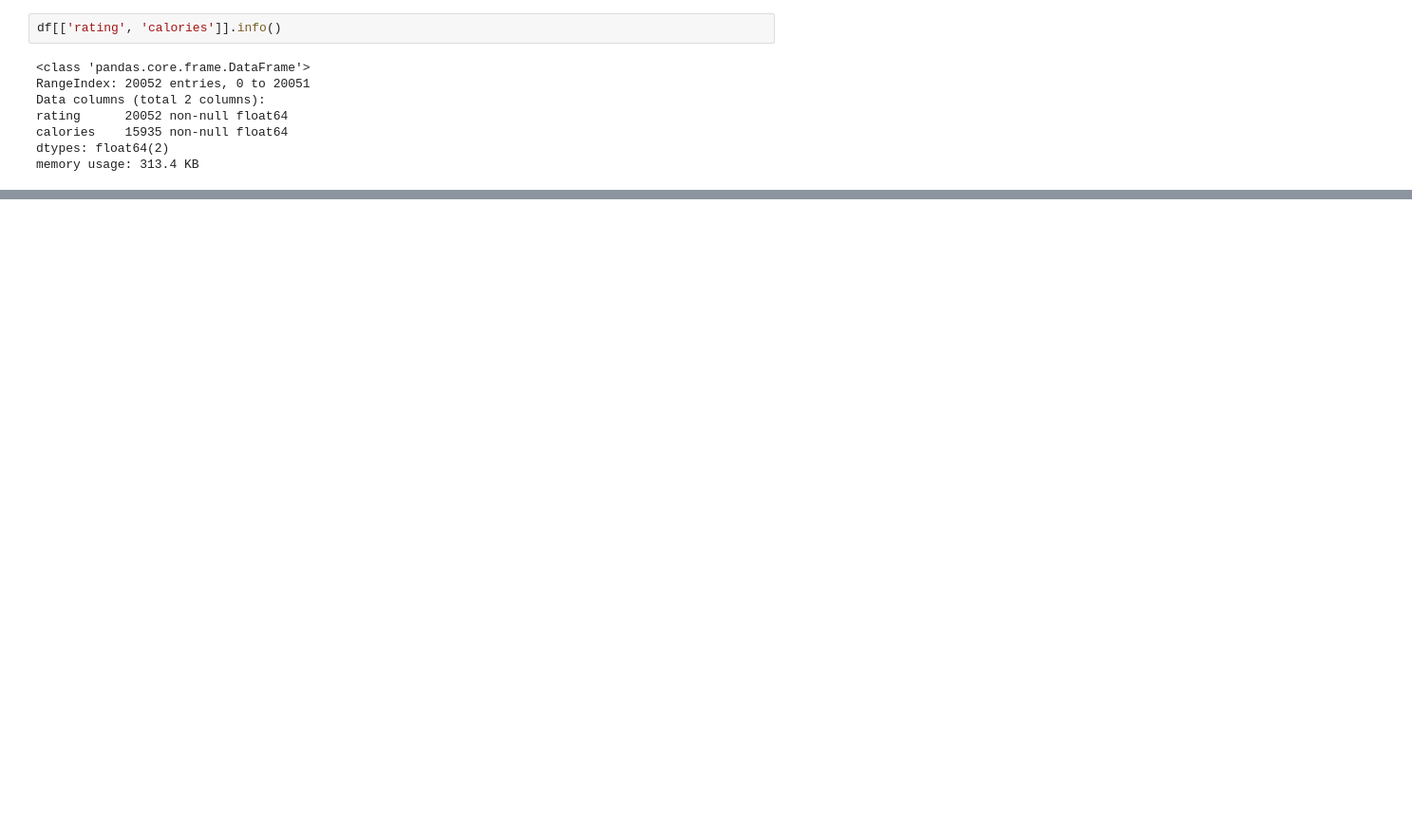
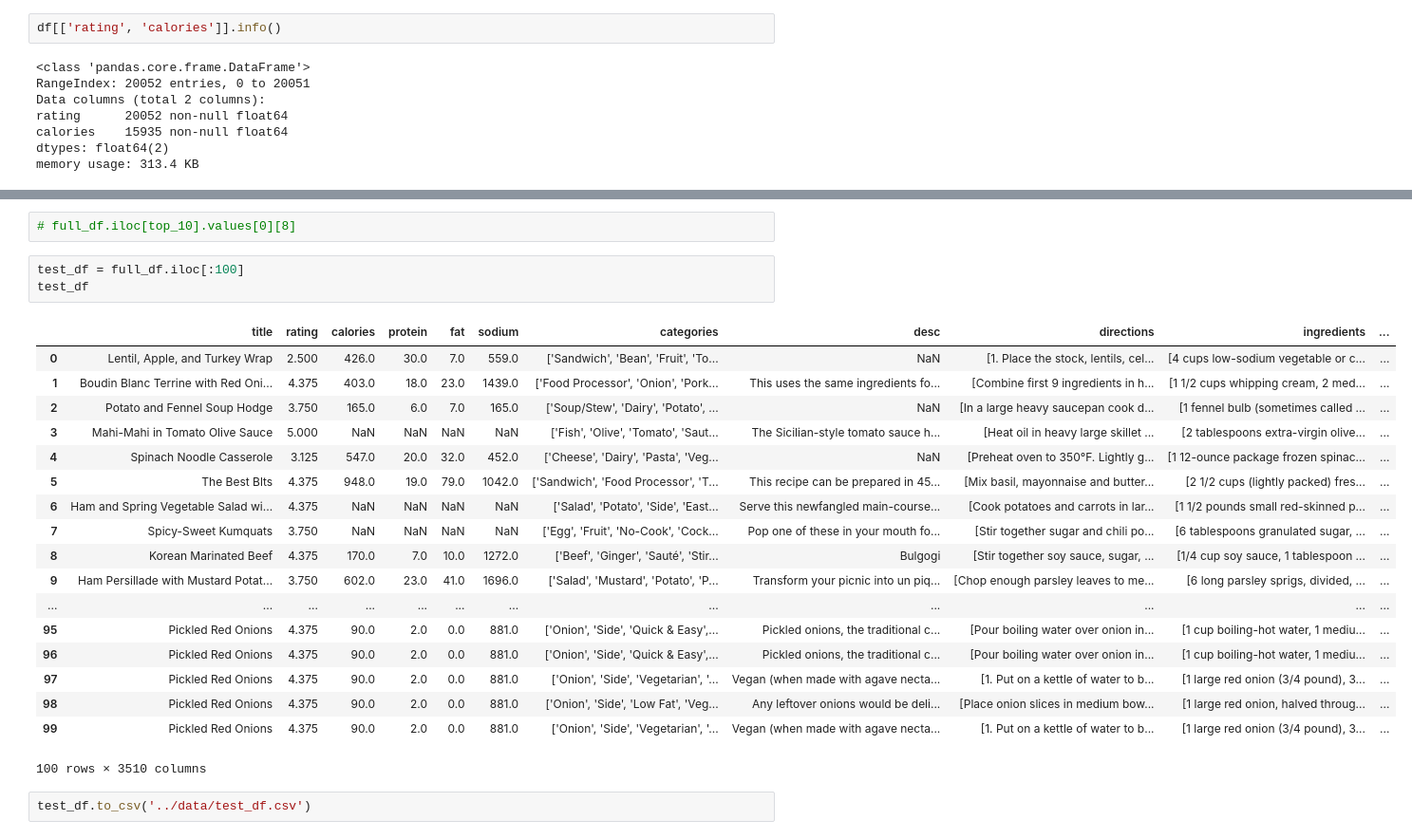
Before and after one commit to bbl007/SDHacks2019, a Jupyter notebook: recommender_model.ipynb, the cells around one changed output, grey strips where cells are left out. Shown: that part at 95% size. Cells and saved outputs as stored; diff of their text form; blank space fills up the shorter version.

```diff
--- a/recommender_model.ipynb
+++ b/recommender_model.ipynb
@@ -114,0 +61,26 @@ top_10 = list(food_sim.sort_values(by=['similarity'], ascending=False).index)
+# %%
+# full_df.iloc[top_10].values[0][8]
+# %%
+test_df = full_df.iloc[:100]
+test_df
+# %% [output]
+|  | title | rating | calories | protein | fat | sodium | categories | desc | directions | ingredients | ... |
+| 0 | Lentil, Apple, and Turkey Wrap | 2.500 | 426.0 | 30.0 | 7.0 | 559.0 | ['Sandwich', 'Bean', 'Fruit', 'To... | NaN | [1. Place the stock, lentils, cel... | [4 cups low-sodium vegetable or c... | ... |
+| 1 | Boudin Blanc Terrine with Red Oni... | 4.375 | 403.0 | 18.0 | 23.0 | 1439.0 | ['Food Processor', 'Onion', 'Pork... | This uses the same ingredients fo... | [Combine first 9 ingredients in h... | [1 1/2 cups whipping cream, 2 med... | ... |
+| 2 | Potato and Fennel Soup Hodge | 3.750 | 165.0 | 6.0 | 7.0 | 165.0 | ['Soup/Stew', 'Dairy', 'Potato', ... | NaN | [In a large heavy saucepan cook d... | [1 fennel bulb (sometimes called ... | ... |
+| 3 | Mahi-Mahi in Tomato Olive Sauce | 5.000 | NaN | NaN | NaN | NaN | ['Fish', 'Olive', 'Tomato', 'Saut... | The Sicilian-style tomato sauce h... | [Heat oil in heavy large skillet ... | [2 tablespoons extra-virgin olive... | ... |
+| 4 | Spinach Noodle Casserole | 3.125 | 547.0 | 20.0 | 32.0 | 452.0 | ['Cheese', 'Dairy', 'Pasta', 'Veg... | NaN | [Preheat oven to 350°F. Lightly g... | [1 12-ounce package frozen spinac... | ... |
+| 5 | The Best Blts | 4.375 | 948.0 | 19.0 | 79.0 | 1042.0 | ['Sandwich', 'Food Processor', 'T... | This recipe can be prepared in 45... | [Mix basil, mayonnaise and butter... | [2 1/2 cups (lightly packed) fres... | ... |
+| 6 | Ham and Spring Vegetable Salad wi... | 4.375 | NaN | NaN | NaN | NaN | ['Salad', 'Potato', 'Side', 'East... | Serve this newfangled main-course... | [Cook potatoes and carrots in lar... | [1 1/2 pounds small red-skinned p... | ... |
+| 7 | Spicy-Sweet Kumquats | 3.750 | NaN | NaN | NaN | NaN | ['Egg', 'Fruit', 'No-Cook', 'Cock... | Pop one of these in your mouth fo... | [Stir together sugar and chili po... | [6 tablespoons granulated sugar, ... | ... |
+| 8 | Korean Marinated Beef | 4.375 | 170.0 | 7.0 | 10.0 | 1272.0 | ['Beef', 'Ginger', 'Sauté', 'Stir... | Bulgogi | [Stir together soy sauce, sugar, ... | [1/4 cup soy sauce, 1 tablespoon ... | ... |
+| 9 | Ham Persillade with Mustard Potat... | 3.750 | 602.0 | 23.0 | 41.0 | 1696.0 | ['Salad', 'Mustard', 'Potato', 'P... | Transform your picnic into un piq... | [Chop enough parsley leaves to me... | [6 long parsley sprigs, divided, ... | ... |
+| ... | ... | ... | ... | ... | ... | ... | ... | ... | ... | ... | ... |
+| 95 | Pickled Red Onions | 4.375 | 90.0 | 2.0 | 0.0 | 881.0 | ['Onion', 'Side', 'Quick & Easy',... | Pickled onions, the traditional c... | [Pour boiling water over onion in... | [1 cup boiling-hot water, 1 mediu... | ... |
+| 96 | Pickled Red Onions | 4.375 | 90.0 | 2.0 | 0.0 | 881.0 | ['Onion', 'Side', 'Quick & Easy',... | Pickled onions, the traditional c... | [Pour boiling water over onion in... | [1 cup boiling-hot water, 1 mediu... | ... |
+| 97 | Pickled Red Onions | 4.375 | 90.0 | 2.0 | 0.0 | 881.0 | ['Onion', 'Side', 'Vegetarian', '... | Vegan (when made with agave necta... | [1. Put on a kettle of water to b... | [1 large red onion (3/4 pound), 3... | ... |
+| 98 | Pickled Red Onions | 4.375 | 90.0 | 2.0 | 0.0 | 881.0 | ['Onion', 'Side', 'Low Fat', 'Veg... | Any leftover onions would be deli... | [Place onion slices in medium bow... | [1 large red onion, halved throug... | ... |
+| 99 | Pickled Red Onions | 4.375 | 90.0 | 2.0 | 0.0 | 881.0 | ['Onion', 'Side', 'Vegetarian', '... | Vegan (when made with agave necta... | [1. Put on a kettle of water to b... | [1 large red onion (3/4 pound), 3... | ... |
+100 rows × 3510 columns
+# %%
+test_df.to_csv('../data/test_df.csv')
```
Also changed, not shown: parts of 11 cells of this notebook, 1 other file.
